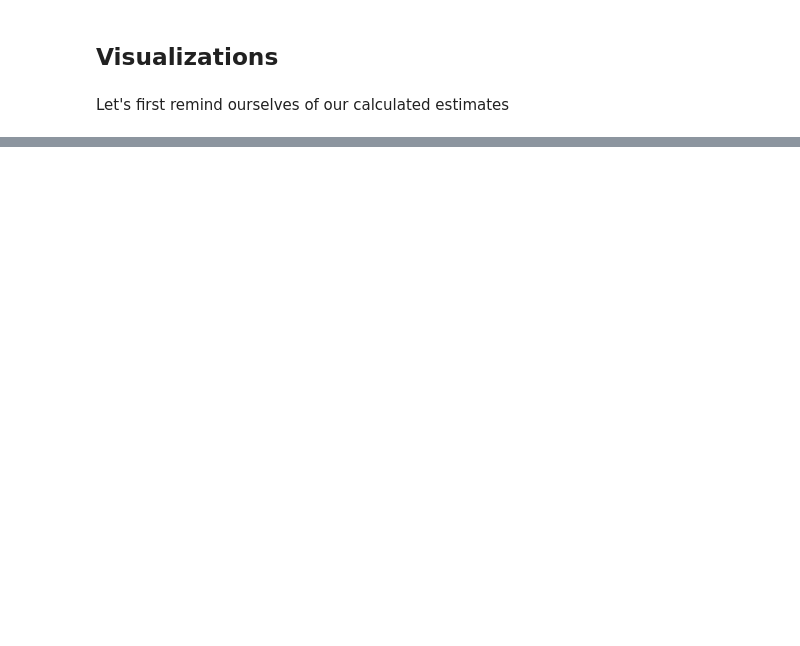
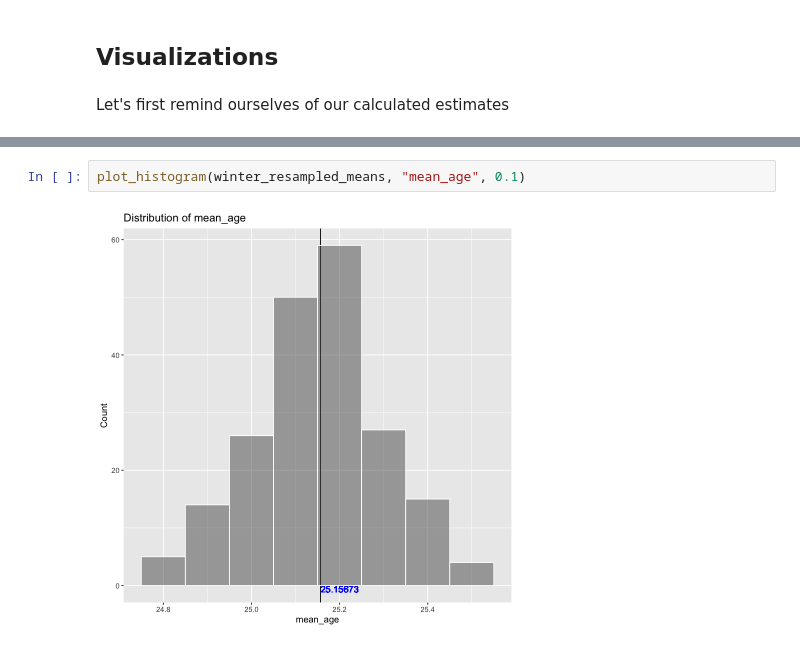
Before and after one commit to KevinSaigon/stat-201-project, a Jupyter notebook: project-proposal.ipynb, the cells around one changed output, grey strips where cells are left out. Cells and saved outputs as stored; diff of their text form; blank space fills up the shorter version.

```diff
--- a/project-proposal.ipynb
+++ b/project-proposal.ipynb
@@ -256,0 +254,4 @@ summer_df %>%
+# %%
+plot_histogram(winter_resampled_means, "mean_age", 0.1)
+# %% [output]
+[figure, added]
```
Also changed, not shown: parts of 14 cells of this notebook.
